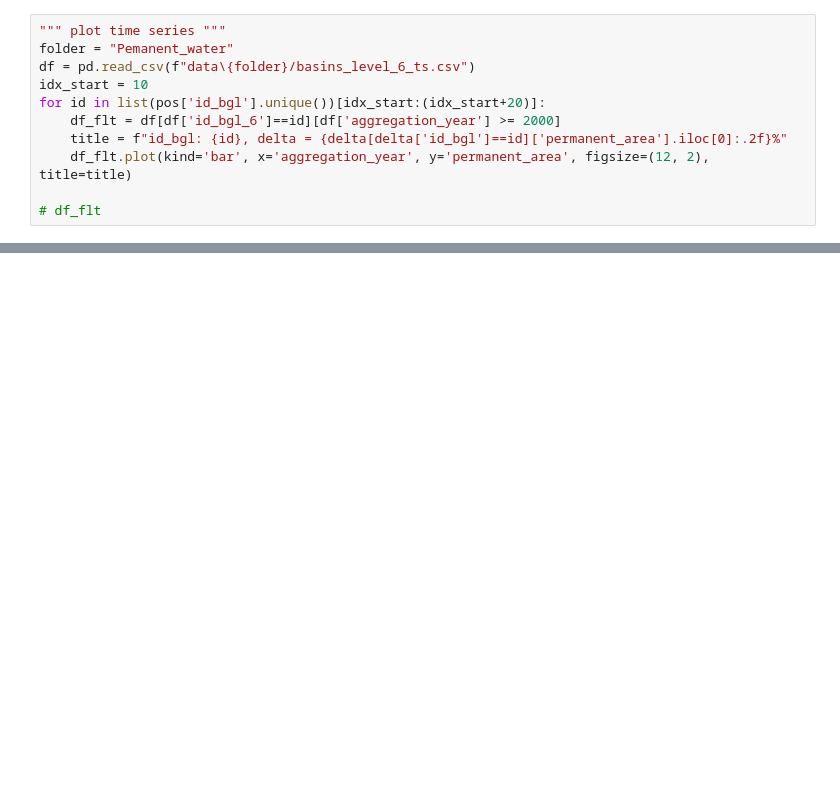
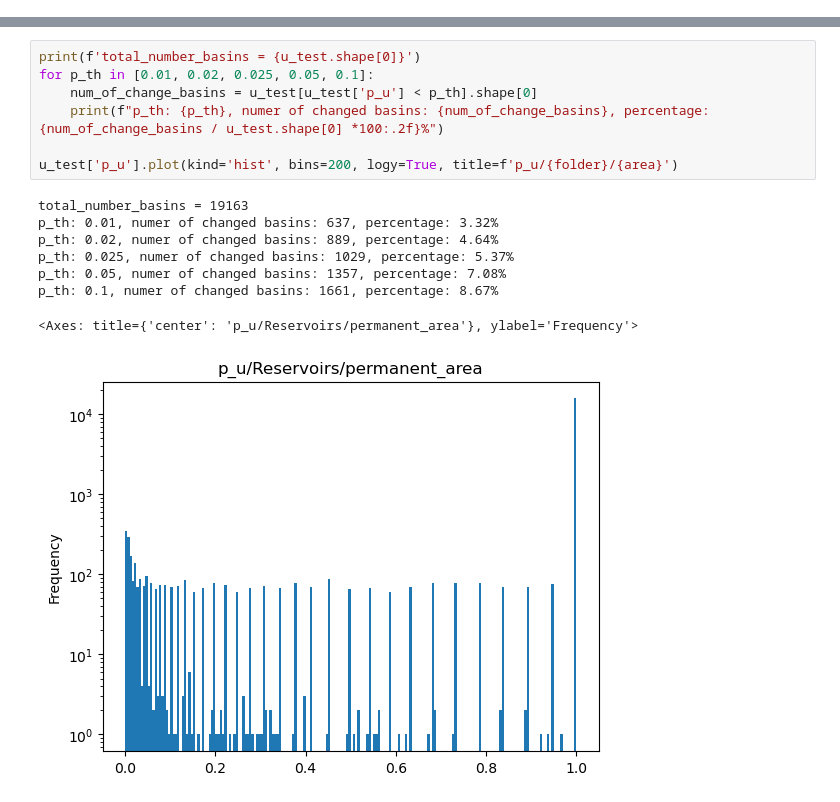
Before and after one commit to puzhao8/SDG661-Fresh-Water, a Jupyter notebook: testbed.ipynb, the cells around one changed output, grey strips where cells are left out. Cells and saved outputs as stored; diff of their text form; blank space fills up the shorter version.

```diff
--- a/testbed.ipynb
+++ b/testbed.ipynb
@@ -536,11 +0,0 @@ delta_u[delta_u['u_sign']==0].shape
-# %%
-""" plot time series """
-folder = "Pemanent_water"
-df = pd.read_csv(f"data\{folder}/basins_level_6_ts.csv")
-idx_start = 10
-for id in list(pos['id_bgl'].unique())[idx_start:(idx_start+20)]:
-    df_flt = df[df['id_bgl_6']==id][df['aggregation_year'] >= 2000]
-    title = f"id_bgl: {id}, delta = {delta[delta['id_bgl']==id]['permanent_area'].iloc[0]:.2f}%"
-    df_flt.plot(kind='bar', x='aggregation_year', y='permanent_area', figsize=(12, 2), title=title)
-
-# df_flt
@@ -893,0 +126,16 @@ array([1., 0.])
+# %%
+print(f'total_number_basins = {u_test.shape[0]}')
+for p_th in [0.01, 0.02, 0.025, 0.05, 0.1]:
+    num_of_change_basins = u_test[u_test['p_u'] < p_th].shape[0]
+    print(f"p_th: {p_th}, numer of changed basins: {num_of_change_basins}, percentage: {num_of_change_basins / u_test.shape[0] *100:.2f}%")
+
+u_test['p_u'].plot(kind='hist', bins=200, logy=True, title=f'p_u/{folder}/{area}')
+# %% [output]
+total_number_basins = 19163
+p_th: 0.01, numer of changed basins: 637, percentage: 3.32%
+p_th: 0.02, numer of changed basins: 889, percentage: 4.64%
+p_th: 0.025, numer of changed basins: 1029, percentage: 5.37%
+p_th: 0.05, numer of changed basins: 1357, percentage: 7.08%
+p_th: 0.1, numer of changed basins: 1661, percentage: 8.67%
+<Axes: title={'center': 'p_u/Reservoirs/permanent_area'}, ylabel='Frequency'>
+[figure, added]
```
Also changed, not shown: parts of 45 cells of this notebook, 10 other files.
